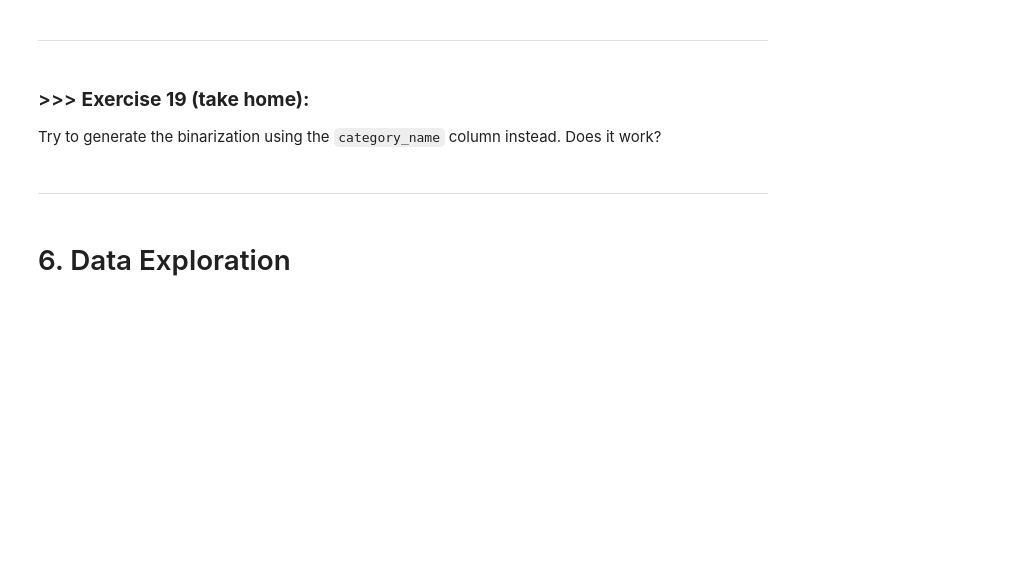
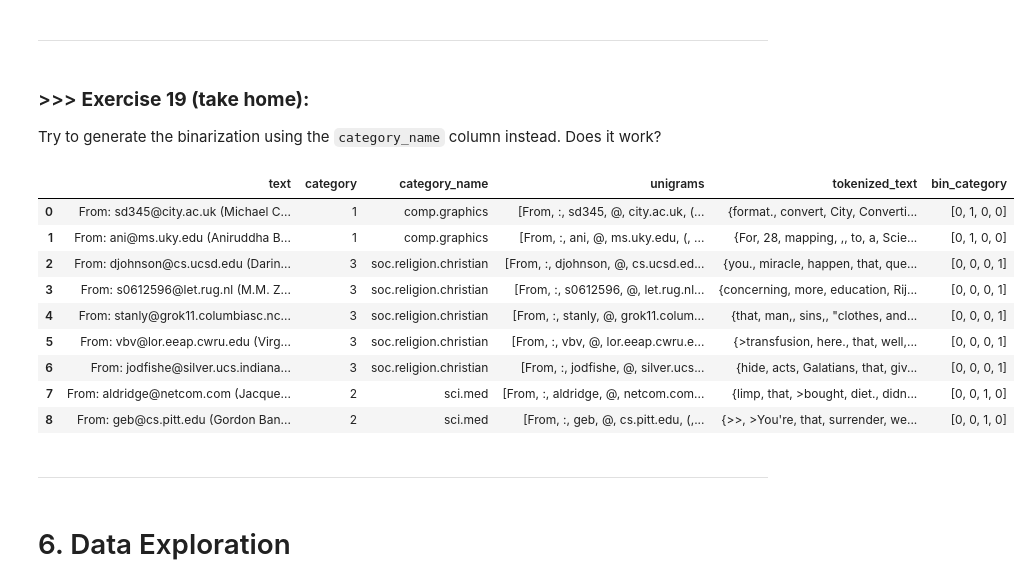
Before and after one commit to shinshin512/DM2025-Lab1-Exercise, a Jupyter notebook: DM2025-Lab1-Master.ipynb, the cells around one changed output. Drawn from its saved outputs; the diff is of its cells as text; code cells hidden in the pictures; blank space fills up the shorter version.

```diff
--- a/DM2025-Lab1-Master.ipynb
+++ b/DM2025-Lab1-Master.ipynb
@@ -2156,3 +2380,22 @@ Try to generate the binarization using the `category_name` column instead. Does
+# %%
+# Answer here
+mlb = preprocessing.LabelBinarizer()
+mlb.fit(X.category_name)
+X['bin_category'] = mlb.transform(X['category_name']).tolist()
+X[0:9]
+
+# yes it works he same as category
+# %% [output]
+|  | text | category | category_name | unigrams | tokenized_text | bin_category |
+| 0 | From: sd345@city.ac.uk (Michael C... | 1 | comp.graphics | [From, :, sd345, @, city.ac.uk, (... | {format., convert, City, Converti... | [0, 1, 0, 0] |
+| 1 | From: ani@ms.uky.edu (Aniruddha B... | 1 | comp.graphics | [From, :, ani, @, ms.uky.edu, (, ... | {For, 28, mapping, ,, to, a, Scie... | [0, 1, 0, 0] |
+| 2 | From: djohnson@cs.ucsd.edu (Darin... | 3 | soc.religion.christian | [From, :, djohnson, @, cs.ucsd.ed... | {you., miracle, happen, that, que... | [0, 0, 0, 1] |
+| 3 | From: s0612596@let.rug.nl (M.M. Z... | 3 | soc.religion.christian | [From, :, s0612596, @, let.rug.nl... | {concerning, more, education, Rij... | [0, 0, 0, 1] |
+| 4 | From: stanly@grok11.columbiasc.nc... | 3 | soc.religion.christian | [From, :, stanly, @, grok11.colum... | {that, man,, sins,, "clothes, and... | [0, 0, 0, 1] |
+| 5 | From: vbv@lor.eeap.cwru.edu (Virg... | 3 | soc.religion.christian | [From, :, vbv, @, lor.eeap.cwru.e... | {>transfusion, here., that, well,... | [0, 0, 0, 1] |
+| 6 | From: jodfishe@silver.ucs.indiana... | 3 | soc.religion.christian | [From, :, jodfishe, @, silver.ucs... | {hide, acts, Galatians, that, giv... | [0, 0, 0, 1] |
+| 7 | From: aldridge@netcom.com (Jacque... | 2 | sci.med | [From, :, aldridge, @, netcom.com... | {limp, that, >bought, diet., didn... | [0, 0, 1, 0] |
+| 8 | From: geb@cs.pitt.edu (Gordon Ban... | 2 | sci.med | [From, :, geb, @, cs.pitt.edu, (,... | {>>, >You're, that, surrender, we... | [0, 0, 1, 0] |
 # %% [markdown]
 ---
 # %% [markdown]
```
Also changed, not shown: parts of 57 cells of this notebook, 8 other files.
